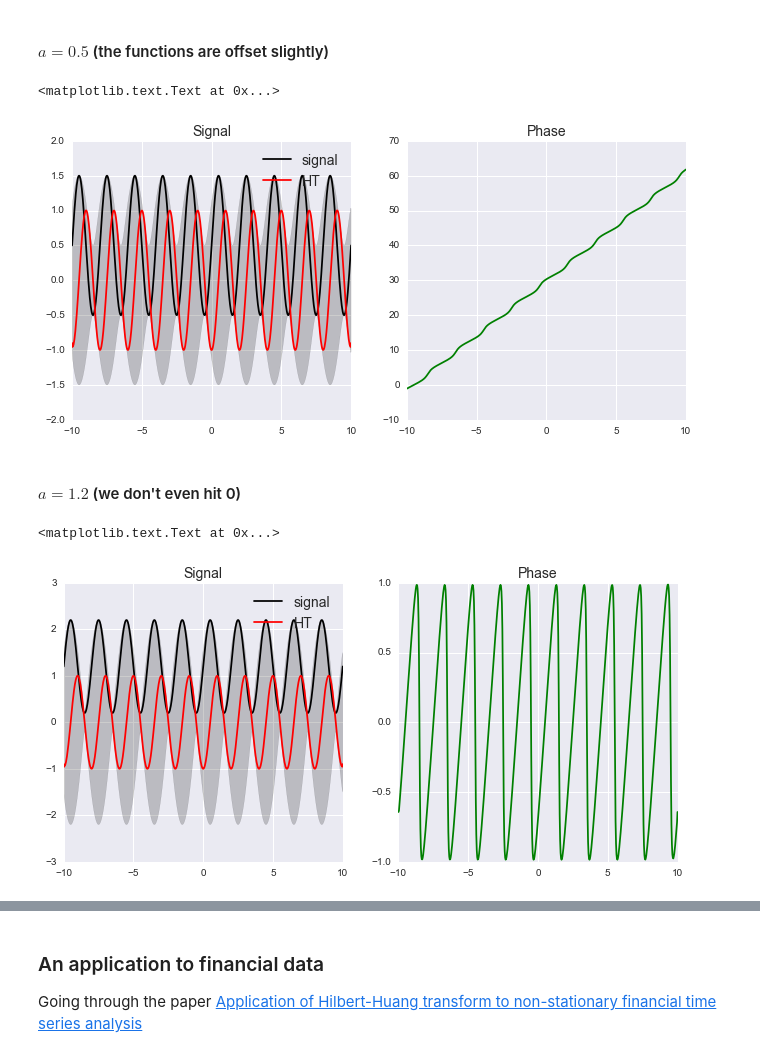
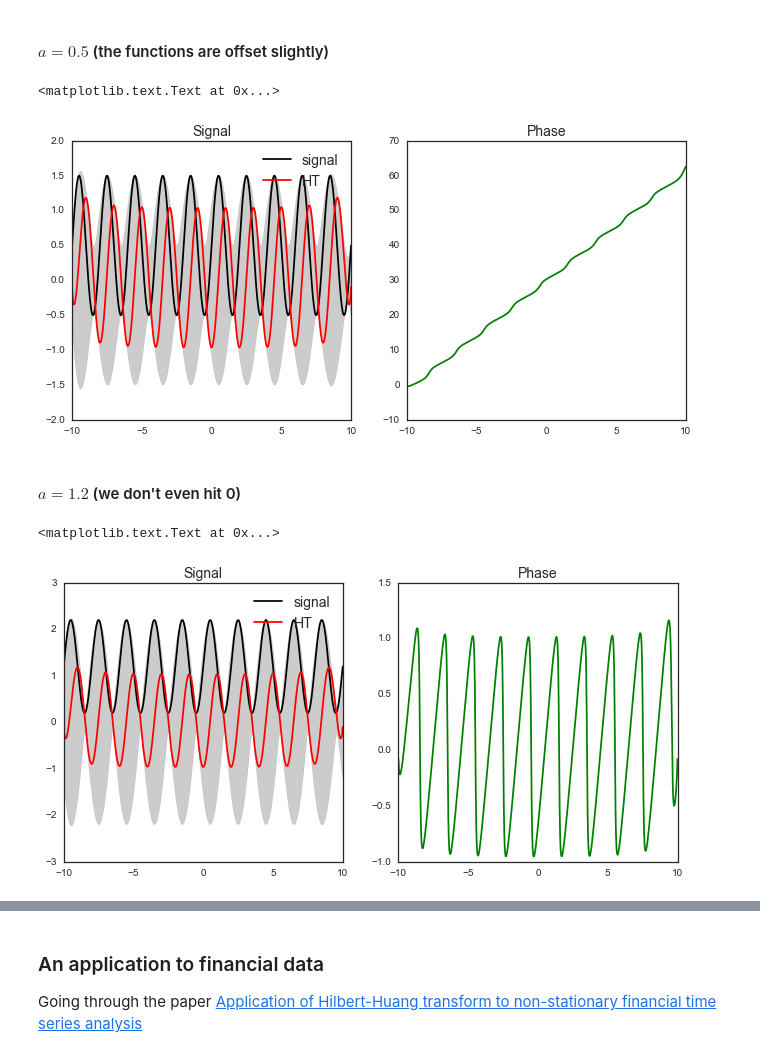
Before and after one commit to anzelpwj/Stats-week, a Jupyter notebook: Hilbert_Transform.ipynb, the cells around one changed output, grey strips where cells are left out. Drawn from its saved outputs; the diff is of its cells as text; code cells hidden in the pictures.

```diff
--- a/Hilbert_Transform.ipynb
+++ b/Hilbert_Transform.ipynb
@@ -13,6 +13,7 @@ from scipy.fftpack import fft, fftfreq, fftshift
 import matplotlib.pyplot as plt
 %matplotlib inline
 import seaborn as sns
+sns.set_style("white")
 
 from scipy.signal import hilbert, savgol_filter
 # %%
@@ -127,0 +131,16 @@ Once again some weirdness at the boundaries (scipy calculates the signal by trea
+# %%
+def mirror_hilbert(x, reflect_x=True):
+    # x should be a (N,) array, but in case you didn't do that
+    x = x.ravel()
+    N = len(x)
+    if reflect_x:
+        ref_term = -1
+    else:
+        ref_term = 1
+    mirror_x = np.empty(3*N)
+    mirror_x[:N] = ref_term*x[::-1]
+    mirror_x[N:(2*N)] = x
+    mirror_x[(2*N):] = ref_term*x[::-1]
+    y = hilbert(mirror_x)
+    ret_y = y[N:(2*N)]
+    return ret_y
@@ -190,7 +222,8 @@ axes[1].set_title('Phase', fontsize=14)
 # %%
 x_test = np.linspace(-10, 10, 600)
 y_test = np.sin(np.pi*x_test) + 0.5
-ya_test = hilbert(y_test)
+ya_test = mirror_hilbert(y_test, reflect_x=False)
+# Needed to be set to false here due to constant term
 dx = x_test[1]-x_test[0]
 
 envelope = np.abs(ya_test)
@@ -208,31 +241,31 @@ axes[1].plot(x_test, phaseterm, color='g')
 axes[1].set_title('Phase', fontsize=14)
 # %% [output]
 <matplotlib.text.Text at 0x...>
-[figure, old version]
+[figure, new version]
 # %% [markdown]
 #### $a = 1.2$ (we don't even hit 0)
 # %%
 x_test = np.linspace(-10, 10, 600)
 y_test = np.sin(np.pi*x_test) + 1.2
-ya_test = hilbert(y_test)
+ya_test = mirror_hilbert(y_test, reflect_x=False)
 dx = x_test[1]-x_test[0]
 
 envelope = np.abs(ya_test)
 phaseterm = np.unwrap(np.angle(ya_test))
 instant_freq12 = savgol_filter(phaseterm, 3, 1, deriv=1, delta=dx, mode='mirror')
 
 fig, axes = plt.subplots(nrows=1, ncols=2, figsize=(11,5))
 
 axes[0].plot(x_test, np.real(ya_test), color='k', label='signal')
 axes[0].plot(x_test, np.imag(ya_test), color='r', label='HT')
 axes[0].fill_between(x_test, -envelope, envelope, color='k', alpha=0.2)
 axes[0].legend(fontsize=14)
 axes[0].set_title('Signal', fontsize=14)
 axes[1].plot(x_test, phaseterm, color='g')
 axes[1].set_title('Phase', fontsize=14)
 # %% [output]
 <matplotlib.text.Text at 0x...>
-[figure, old version]
+[figure, new version]
 # %%
 
 plt.plot(x_test[30:-30], instant_freq0[30:-30], 'k', label='a = 0.0')
```
Also changed, not shown: parts of 72 cells of this notebook, 2 other files.
